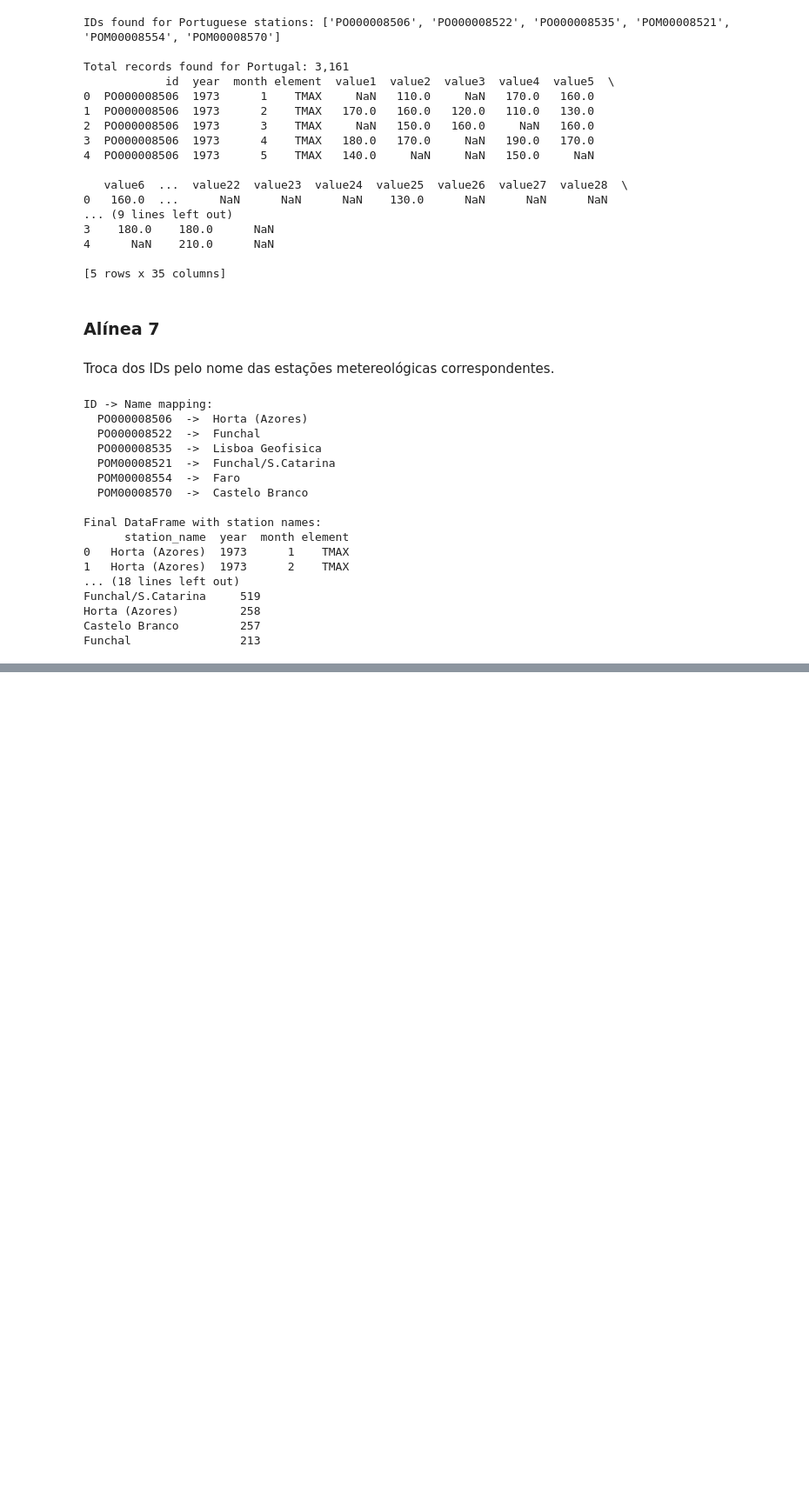
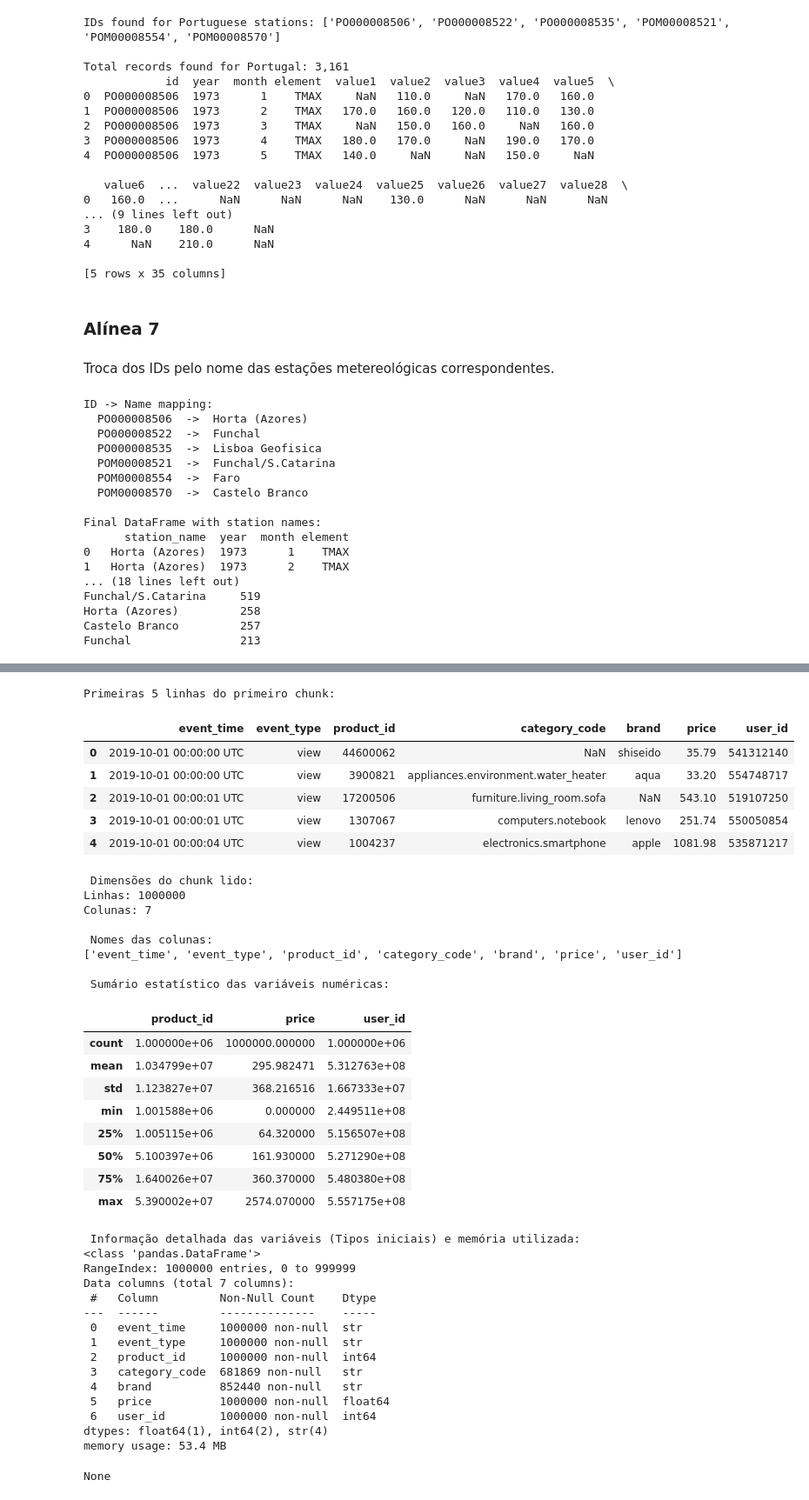
Before and after one commit to DinisAmado/CDLE-Projeto2, a Jupyter notebook: notebook.ipynb, the cells around one changed output, grey strips where cells are left out. Shown at 87% size. Saved outputs shown, nothing was run; the diff lists cells and outputs as text; code cells hidden in the pictures; blank space fills up the shorter version.

```diff
--- a/notebook.ipynb
+++ b/notebook.ipynb
@@ -366,0 +394,75 @@ Funchal                213
+# %%
+import pandas as pd
+
+# Definir o caminho para o ficheiro (ajusta se estiver dentro de uma pasta /data)
+file_path = '2019-Oct.csv'
+
+# Seleção das colunas necessárias (conforme definido na estratégia do ponto 2)
+needed_cols = ['event_time', 'event_type', 'product_id', 'category_code', 'brand', 'price', 'user_id']
+
+# Leitura do primeiro chunk (1 milhão de linhas)
+reader = pd.read_csv(file_path, usecols=needed_cols, chunksize=1000000)
+
+# Extrair o primeiro chunk
+df_chunk = next(reader)
+
+# Apresentar as primeiras linhas
+print("Primeiras 5 linhas do primeiro chunk: ")
+display(df_chunk.head())
+
+# Número de linhas e colunas lidas
+print(f"\n Dimensões do chunk lido: ")
+print(f"Linhas: {df_chunk.shape[0]}")
+print(f"Colunas: {df_chunk.shape[1]}")
+
+# Nomes das colunas
+print(f"\n Nomes das colunas: ")
+print(list(df_chunk.columns))
+
+# Descrição sucinta das variáveis mais importantes
+print(f"\n Sumário estatístico das variáveis numéricas: ")
+display(df_chunk.describe())
+
+print(f"\n Informação detalhada das variáveis (Tipos iniciais): ")
+display(df_chunk.info())
+# %% [output]
+Primeiras 5 linhas do primeiro chunk:
+|  | event_time | event_type | product_id | category_code | brand | price | user_id |
+| 0 | 2019-10-01 00:00:00 UTC | view | 44600062 | NaN | shiseido | 35.79 | 541312140 |
+| 1 | 2019-10-01 00:00:00 UTC | view | 3900821 | appliances.environment.water_heater | aqua | 33.20 | 554748717 |
+| 2 | 2019-10-01 00:00:01 UTC | view | 17200506 | furniture.living_room.sofa | NaN | 543.10 | 519107250 |
+| 3 | 2019-10-01 00:00:01 UTC | view | 1307067 | computers.notebook | lenovo | 251.74 | 550050854 |
+| 4 | 2019-10-01 00:00:04 UTC | view | 1004237 | electronics.smartphone | apple | 1081.98 | 535871217 |
+ Dimensões do chunk lido:
+Linhas: 1000000
+Colunas: 7
+
+ Nomes das colunas:
+['event_time', 'event_type', 'product_id', 'category_code', 'brand', 'price', 'user_id']
+
+ Sumário estatístico das variáveis numéricas:
+|  | product_id | price | user_id |
+| count | 1.000000e+06 | 1000000.000000 | 1.000000e+06 |
+| mean | 1.034799e+07 | 295.982471 | 5.312763e+08 |
+| std | 1.123827e+07 | 368.216516 | 1.667333e+07 |
+| min | 1.001588e+06 | 0.000000 | 2.449511e+08 |
+| 25% | 1.005115e+06 | 64.320000 | 5.156507e+08 |
+| 50% | 5.100397e+06 | 161.930000 | 5.271290e+08 |
+| 75% | 1.640026e+07 | 360.370000 | 5.480380e+08 |
+| max | 5.390002e+07 | 2574.070000 | 5.557175e+08 |
+ Informação detalhada das variáveis (Tipos iniciais) e memória utilizada:
+<class 'pandas.DataFrame'>
+RangeIndex: 1000000 entries, 0 to 999999
+Data columns (total 7 columns):
+ #   Column         Non-Null Count    Dtype
+---  ------         --------------    -----
+ 0   event_time     1000000 non-null  str
+ 1   event_type     1000000 non-null  str
+ 2   product_id     1000000 non-null  int64
+ 3   category_code  681869 non-null   str
+ 4   brand          852440 non-null   str
+ 5   price          1000000 non-null  float64
+ 6   user_id        1000000 non-null  int64
+dtypes: float64(1), int64(2), str(4)
+memory usage: 53.4 MB
+None
```
Also changed, not shown: parts of 9 cells of this notebook.
